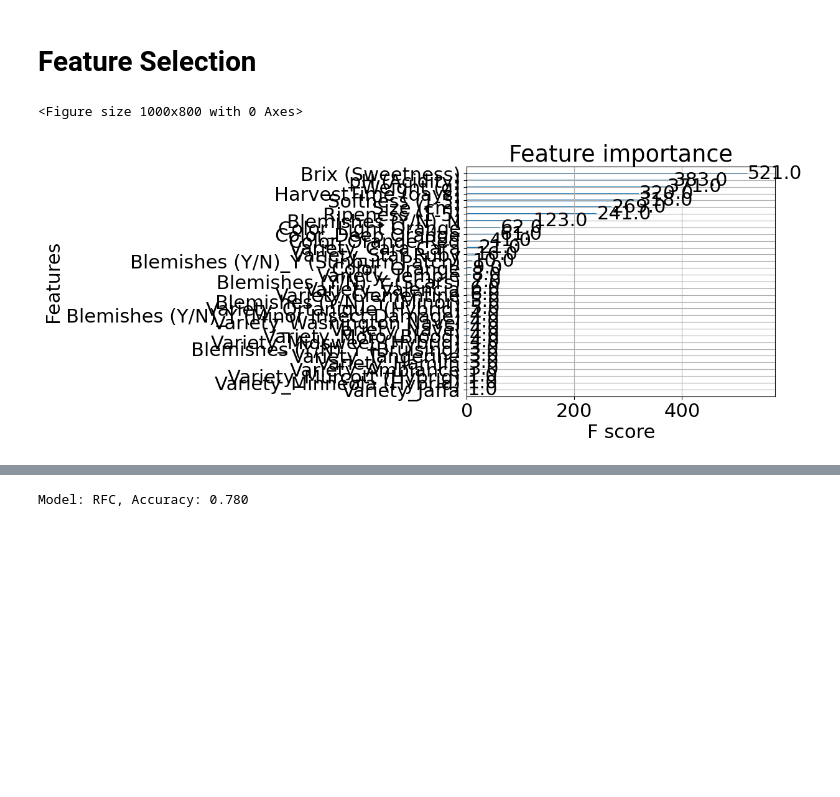
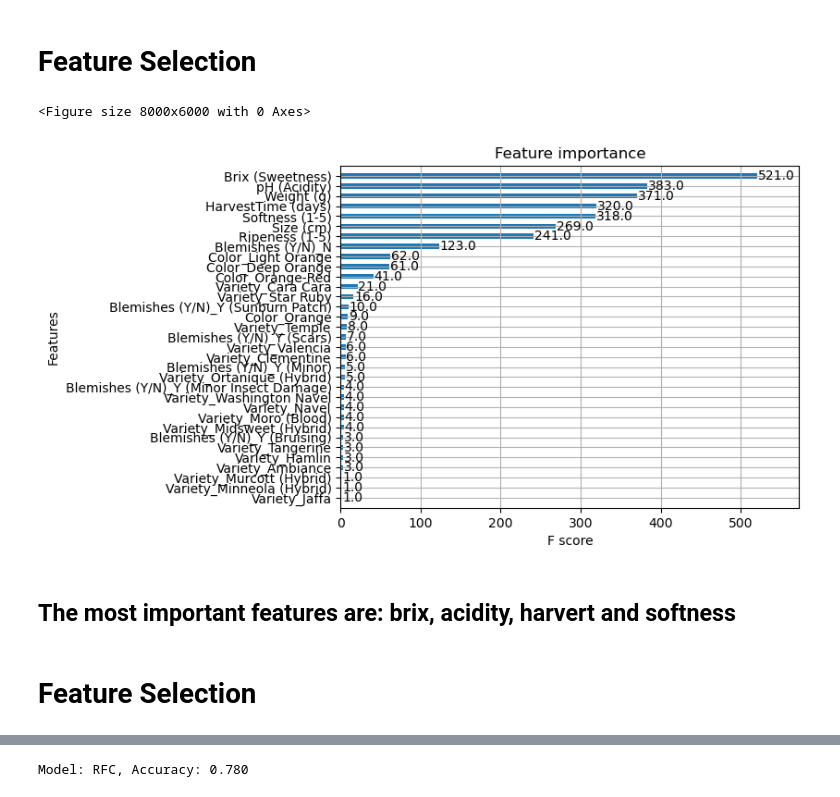
Before and after one commit to MaukanMir/Orange-Quality-Analysis-Classifier, a Jupyter notebook: training.ipynb, the cells around one changed output, grey strips where cells are left out. Drawn from its saved outputs; the diff is of its cells as text; code cells hidden in the pictures; blank space fills up the shorter version.

```diff
--- a/training.ipynb
+++ b/training.ipynb
@@ -493,18 +493,27 @@ for i in range(len(models)):
 ## RFC. GBC, XGB, and LR are the models we should do further testing on but first, let us do some feature testing as a means to reduce the amount of features we use for our model
 # %% [markdown]
 # Feature Selection
-# %%
-import matplotlib.pyplot as plt
-from xgboost import XGBClassifier, plot_importance
-
-# Assuming X_processed and y_encoded are already defined and prepared
-model = XGBClassifier()
-model.fit(X_processed, y_encoded)
-
-# Basic plot
-plt.figure(figsize=(10, 8))  # A moderate size to start with
-plot_importance(model)
-plt.show()
-# %% [output]
-<Figure size 1000x800 with 0 Axes>
-[figure, removed]
+# %%
+import matplotlib.pyplot as plt
+from xgboost import XGBClassifier, plot_importance
+
+model = XGBClassifier()
+model.fit(X_processed, y_encoded)
+
+# Set a larger figure size
+plt.figure(figsize=(80, 60))  # Adjust these values as needed
+
+# Plot feature importance
+plot_importance(model, height=0.5, xlabel='F score', ylabel='Features', grid=True, importance_type='weight')
+
+# Adjust font size for better readability
+plt.rcParams.update({'font.size': 1})
+
+plt.show()
+# %% [output]
+<Figure size 8000x6000 with 0 Axes>
+[figure, added]
+# %% [markdown]
+## The most important features are: brix, acidity, harvert and softness
+# %% [markdown]
+# Feature Selection
```
Also changed, not shown: parts of 2 cells of this notebook.
